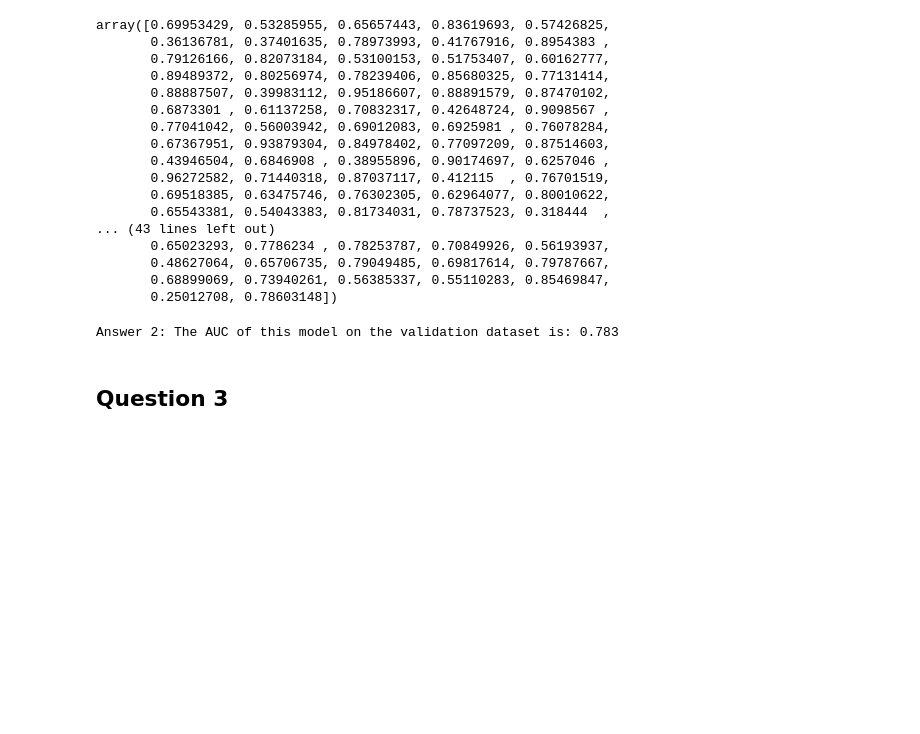
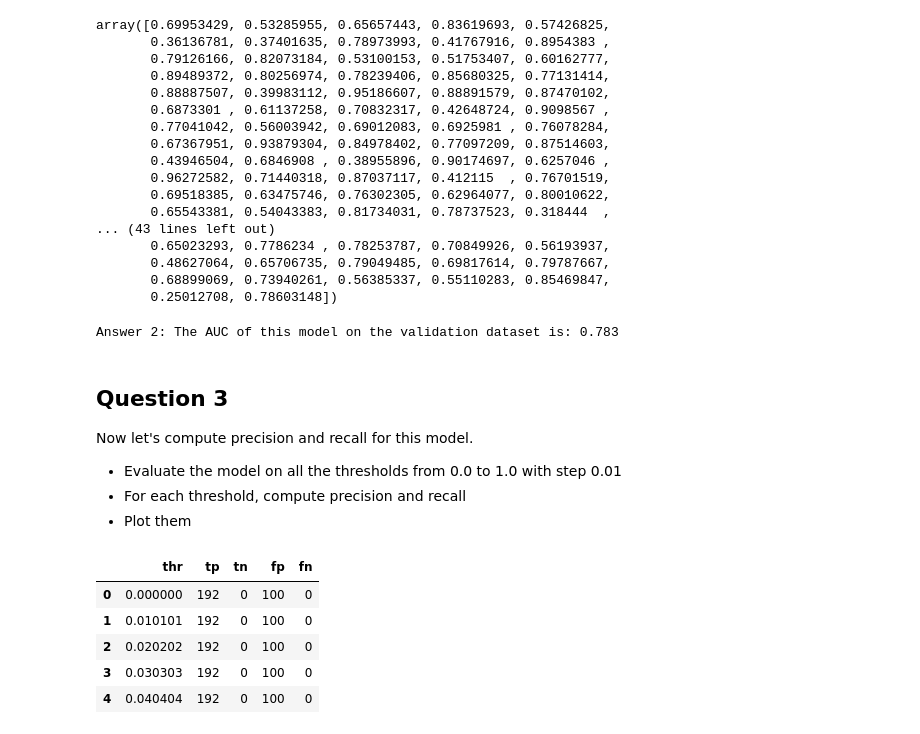
Before and after one commit to rajibulislam1/DataTalksClub, a Jupyter notebook: 2025/04-homework.ipynb, the cells around one changed output. Saved outputs shown, nothing was run; the diff lists cells and outputs as text; code cells hidden in the pictures; blank space fills up the shorter version.

```diff
--- a/2025/04-homework.ipynb
+++ b/2025/04-homework.ipynb
@@ -363,3 +363,36 @@ print(f"Answer 2: The AUC of this model on the validation dataset is: {round(roc
 Answer 2: The AUC of this model on the validation dataset is: 0.783
 # %% [markdown]
 ## Question 3
+Now let's compute precision and recall for this model.
+* Evaluate the model on all the thresholds from 0.0 to 1.0 with step 0.01
+* For each threshold, compute precision and recall
+* Plot them
+# %%
+pr_results = list()
+thresholds = np.linspace(0,1,100)
+for thr in thresholds:
+    actual_positive = (X_val.converted == 1)
+    actual_negative = (X_val.converted == 0)
+
+    predict_positive = (y_pred >= thr)
+    predict_negative = (y_pred < thr)
+
+    tp = (predict_positive & actual_positive).sum()
+    tn = (predict_negative & actual_negative).sum()
+
+    fp = (predict_positive & actual_negative).sum()
+    fn = (predict_negative & actual_positive).sum()
+
+    #print([thr, tp, tn, fp, fn])
+
+    pr_results.append([thr, tp, tn, fp, fn])
+
+df_pr = pd.DataFrame(pr_results, columns=["thr", "tp", "tn", "fp", "fn"])
+df_pr.head()
+# %% [output]
+|  | thr | tp | tn | fp | fn |
+| 0 | 0.000000 | 192 | 0 | 100 | 0 |
+| 1 | 0.010101 | 192 | 0 | 100 | 0 |
+| 2 | 0.020202 | 192 | 0 | 100 | 0 |
+| 3 | 0.030303 | 192 | 0 | 100 | 0 |
+| 4 | 0.040404 | 192 | 0 | 100 | 0 |
```
Also changed, not shown: parts of 2 cells of this notebook.
